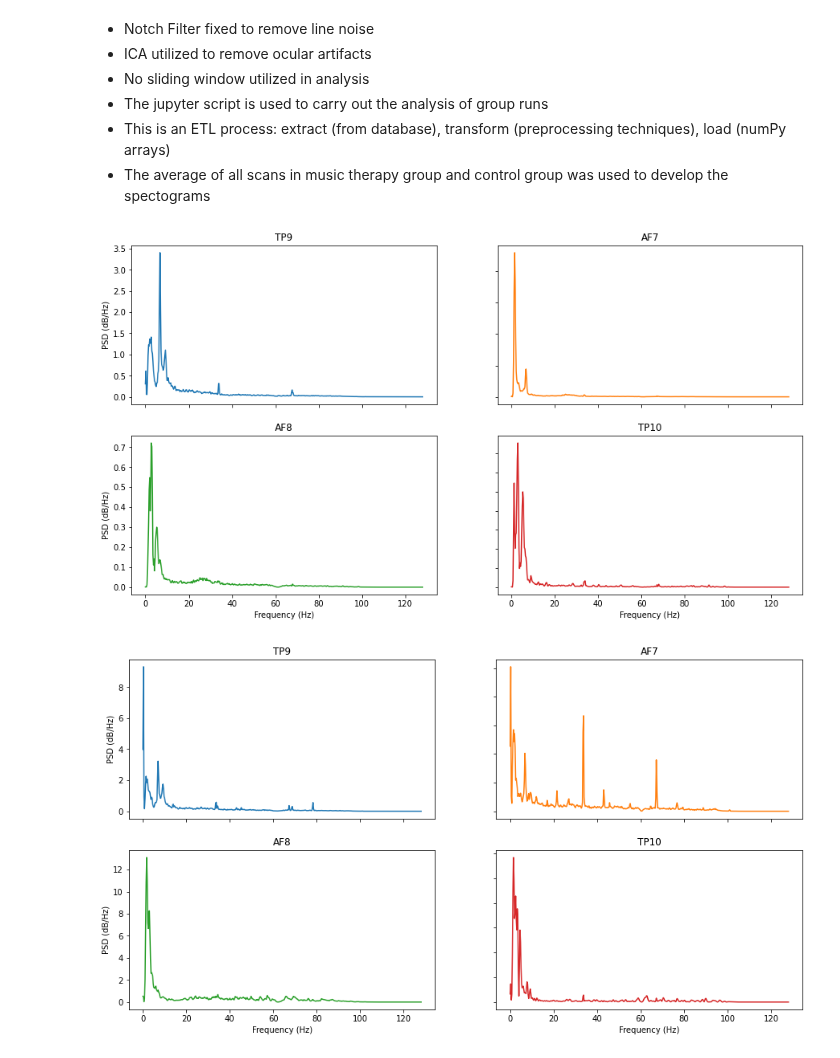
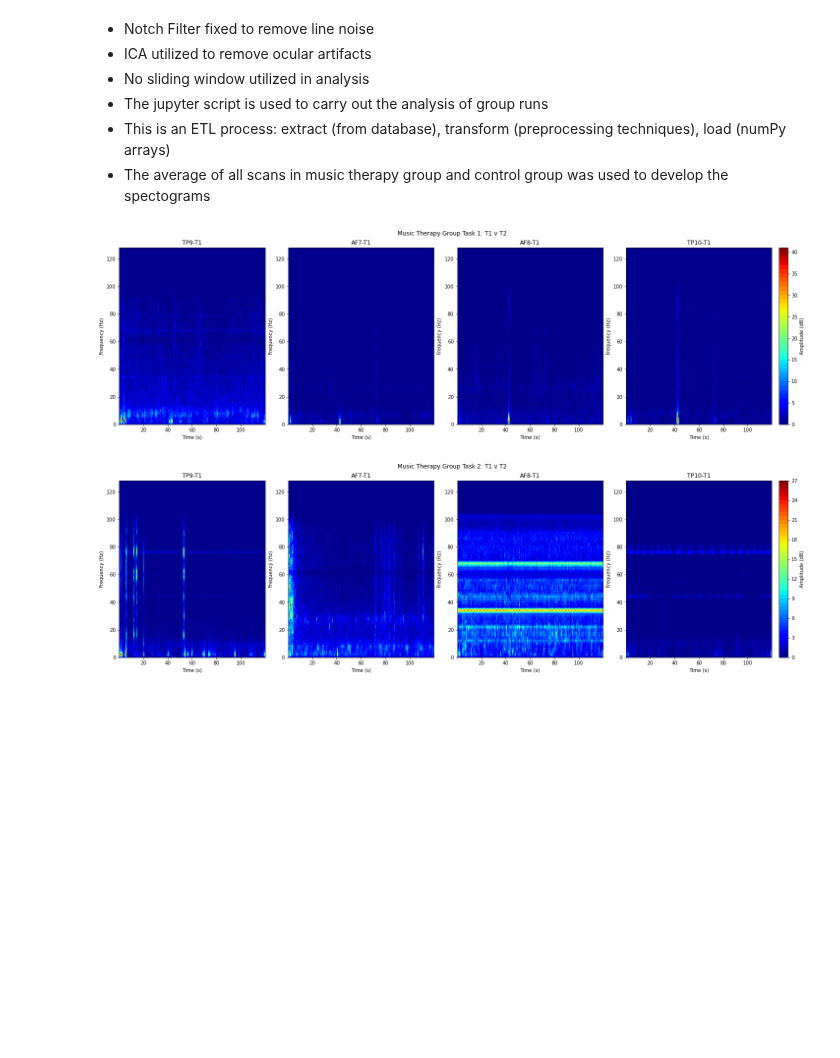
Before and after one commit to iggy96/eegMusicTherapy, a Jupyter notebook: grpRuns_1.0.1.ipynb, the cells around one changed output. Drawn from its saved outputs; the diff is of its cells as text; code cells hidden in the pictures; blank space fills up the shorter version.

```diff
--- a/grpRuns_1.0.1.ipynb
+++ b/grpRuns_1.0.1.ipynb
@@ -64,6 +64,8 @@ C11 = zipExtract(C11,localDir,destDir,"C11",cfg.fs,cfg.collection_time,cfg.fs_se
 C21 = zipExtract(C21,localDir,destDir,"C21",cfg.fs,cfg.collection_time,cfg.fs_setting)[1]
 C12 = zipExtract(C12,localDir,destDir,"C12",cfg.fs,cfg.collection_time,cfg.fs_setting)[1]
 C22 = zipExtract(C22,localDir,destDir,"C22",cfg.fs,cfg.collection_time,cfg.fs_setting)[1]
+
+time_s = np.arange(0, len(C22[0,:,:]) * (1.0/cfg.fs), (1.0/cfg.fs))
 # %%
 #   Music Therapy Group:
 ica_M11 = multipleFilesICA(M11,cfg.fs)
@@ -105,26 +107,23 @@ bp_C22 = multipleFilesbutterBandpass(noc_C22,cfg.lowcut,cfg.highcut,cfg.fs)
 # %%
 #   Spectogram Plots: Take average of groups and plot spectogram from resulting average
 
 #   Music Therapy Group:
 avg_M11 = np.mean(bp_M11,axis=0)
 avg_M21 = np.mean(bp_M21,axis=0)
 avg_M12 = np.mean(bp_M12,axis=0)
 avg_M22 = np.mean(bp_M22,axis=0)
 
 #   Control Group:
 avg_C11 = np.mean(bp_C11,axis=0)
 avg_C21 = np.mean(bp_C21,axis=0)
 avg_C12 = np.mean(bp_C12,axis=0)
 avg_C22 = np.mean(bp_C22,axis=0)
 
-psdPlots(avg_M11,cfg.fs,cfg.channels)
-psdPlots(avg_M12,cfg.fs,cfg.channels)
-
 #   Spectogram Plots
-spectogramPlot((np.hstack((avg_M11,avg_M12))),cfg.fs,cfg.nfft,cfg.noverlap,(15,8),['TP9-T1','AF7-T1','AF8-T1','TP10-T1','TP9-T2','AF7-T2','AF8-T2','TP10-T2'],'Music Therapy Group Task 1: T1 v T2')
-spectogramPlot((np.hstack((avg_M21,avg_M22))),cfg.fs,cfg.nfft,cfg.noverlap,(15,8),['TP9-T1','AF7-T1','AF8-T1','TP10-T1','TP9-T2','AF7-T2','AF8-T2','TP10-T2'],'Music Therapy Group Task 2: T1 v T2')
-spectogramPlot((np.hstack((avg_C11,avg_C12))),cfg.fs,cfg.nfft,cfg.noverlap,(15,8),['TP9-T1','AF7-T1','AF8-T1','TP10-T1','TP9-T2','AF7-T2','AF8-T2','TP10-T2'],'Control Group Task 1: T1 v T2')
-spectogramPlot((np.hstack((avg_C21,avg_C22))),cfg.fs,cfg.nfft,cfg.noverlap,(15,8),['TP9-T1','AF7-T1','AF8-T1','TP10-T1','TP9-T2','AF7-T2','AF8-T2','TP10-T2'],'Control Group Task 2: T1 v T2')
+spectrogramPlot("freqDomain",(np.hstack((avg_M11,avg_M12))),cfg.fs,time_s,[20,6],['TP9-T1','AF7-T1','AF8-T1','TP10-T1','TP9-T2','AF7-T2','AF8-T2','TP10-T2'],'Music Therapy Group Task 1: T1 v T2')
+spectrogramPlot("freqDomain",(np.hstack((avg_M21,avg_M22))),cfg.fs,time_s,[20,6],['TP9-T1','AF7-T1','AF8-T1','TP10-T1','TP9-T2','AF7-T2','AF8-T2','TP10-T2'],'Music Therapy Group Task 2: T1 v T2')
+spectrogramPlot("freqDomain",(np.hstack((avg_C11,avg_C12))),cfg.fs,time_s,[20,6],['TP9-T1','AF7-T1','AF8-T1','TP10-T1','TP9-T2','AF7-T2','AF8-T2','TP10-T2'],'Control Group Task 1: T1 v T2')
+spectrogramPlot("freqDomain",(np.hstack((avg_C21,avg_C22))),cfg.fs,time_s,[20,6],['TP9-T1','AF7-T1','AF8-T1','TP10-T1','TP9-T2','AF7-T2','AF8-T2','TP10-T2'],'Control Group Task 2: T1 v T2')
 # %% [output]
-[figure, old version]
+[figure, new version]
-[figure, old version]
+[figure, new version]
```
Also changed, not shown: parts of 2 cells of this notebook.
